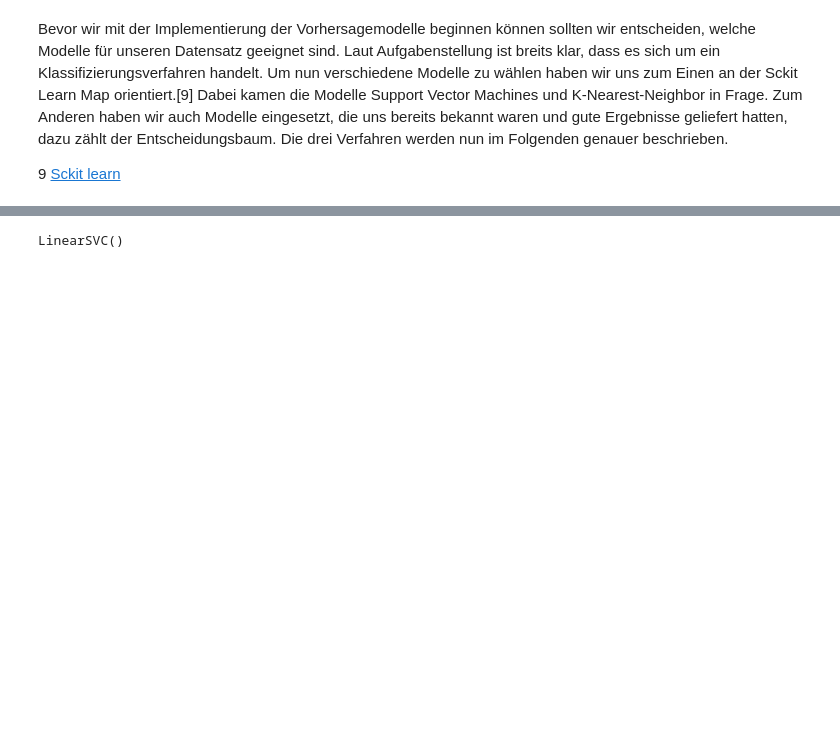
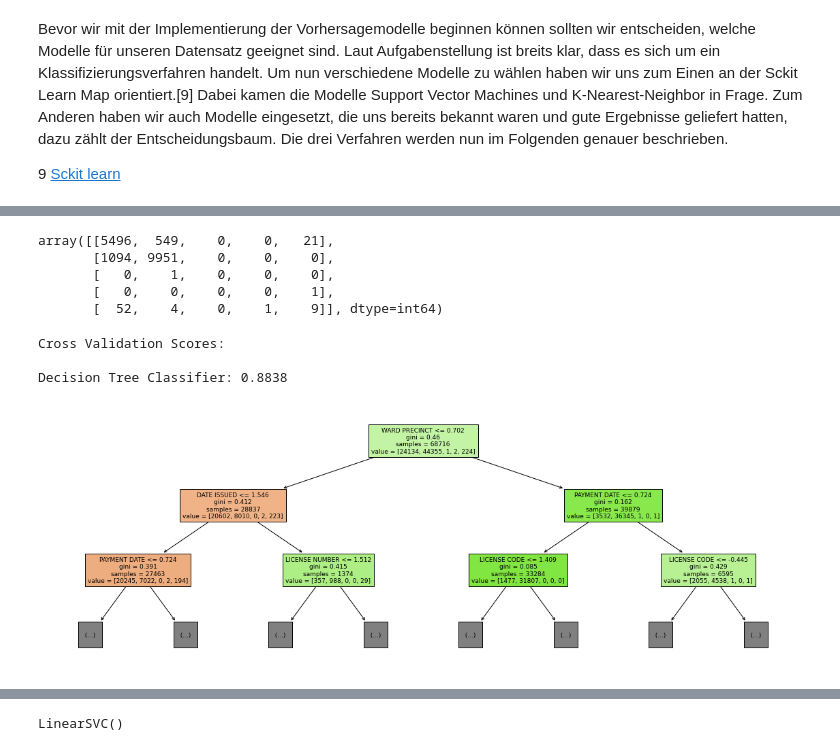
Before and after one commit to baechlja/Business-License-Classification, a Jupyter notebook: Maschine Learning Portfolio - License Data.ipynb, the cells around one changed output, grey strips where cells are left out. Drawn from its saved outputs; the diff is of its cells as text; code cells hidden in the pictures; blank space fills up the shorter version.

Commit message:
DesicionTree

```diff
--- a/Maschine Learning Portfolio - License Data.ipynb
+++ b/Maschine Learning Portfolio - License Data.ipynb
@@ -286,5 +287,0 @@ Des Weiteren gibt es noch den Klassifikationsfehler, welcher absolut unempfindli
-# %%
-from sklearn.tree import DecisionTreeClassifier
-
-tree = DecisionTreeClassifier()
-tree.fit(X_train, y_train)
@@ -292,0 +288,24 @@ DecisionTreeClassifier()
+# %%
+import os
+import sklearn as sk
+from sklearn.tree import DecisionTreeClassifier
+from sklearn.model_selection import train_test_split, GridSearchCV
+from sklearn.preprocessing import LabelEncoder
+from sklearn.model_selection import GridSearchCV, cross_val_score
+from sklearn.metrics import f1_score, confusion_matrix
+from sklearn import tree
+
+t = DecisionTreeClassifier()
+t.fit(X_train, y_train)
+
+parameters = {
+    'max_depth': [4, 8, 15, 20, 25, 23],
+    'criterion': ['gini', 'entropy']
+    }
+
+grid_tree = DecisionTreeClassifier()
+grid_clf = GridSearchCV(grid_tree, parameters, refit=True)
+
+# Fit des DecisionTreeClassifiers.
+grid_clf.fit(X_train, y_train)
+grid_clf.best_estimator_.get_params()
@@ -293,3 +333,25 @@ DecisionTreeClassifier()
+# %%
+confusion_matrix(y_test, y_predict_grid)
+# %% [output]
+array([[5496,  549,    0,    0,   21],
+       [1094, 9951,    0,    0,    0],
+       [   0,    1,    0,    0,    0],
+       [   0,    0,    0,    0,    1],
+       [  52,    4,    0,    1,    9]], dtype=int64)
+# %%
+tree_score = cross_val_score(t, X_train, y_train).mean().round(4)
+print("Cross Validation Scores:")
+print(f"\nDecision Tree Classifier: {tree_score}")
+# %% [output]
+Cross Validation Scores:
+
+Decision Tree Classifier: 0.8838
+# %%
+#Ergebnisse können abweichen
+fig = plt.figure(figsize=(20,7))
+_ = tree.plot_tree(grid_clf.best_estimator_, max_depth=2, filled=True, feature_names=X.columns, fontsize=9)
+# %% [output]
+[figure, added]
 # %% [markdown]
 ## Support Vector Machines (Linear Support Vector Classification)
 
```
Also changed, not shown: parts of 5 cells of this notebook.
